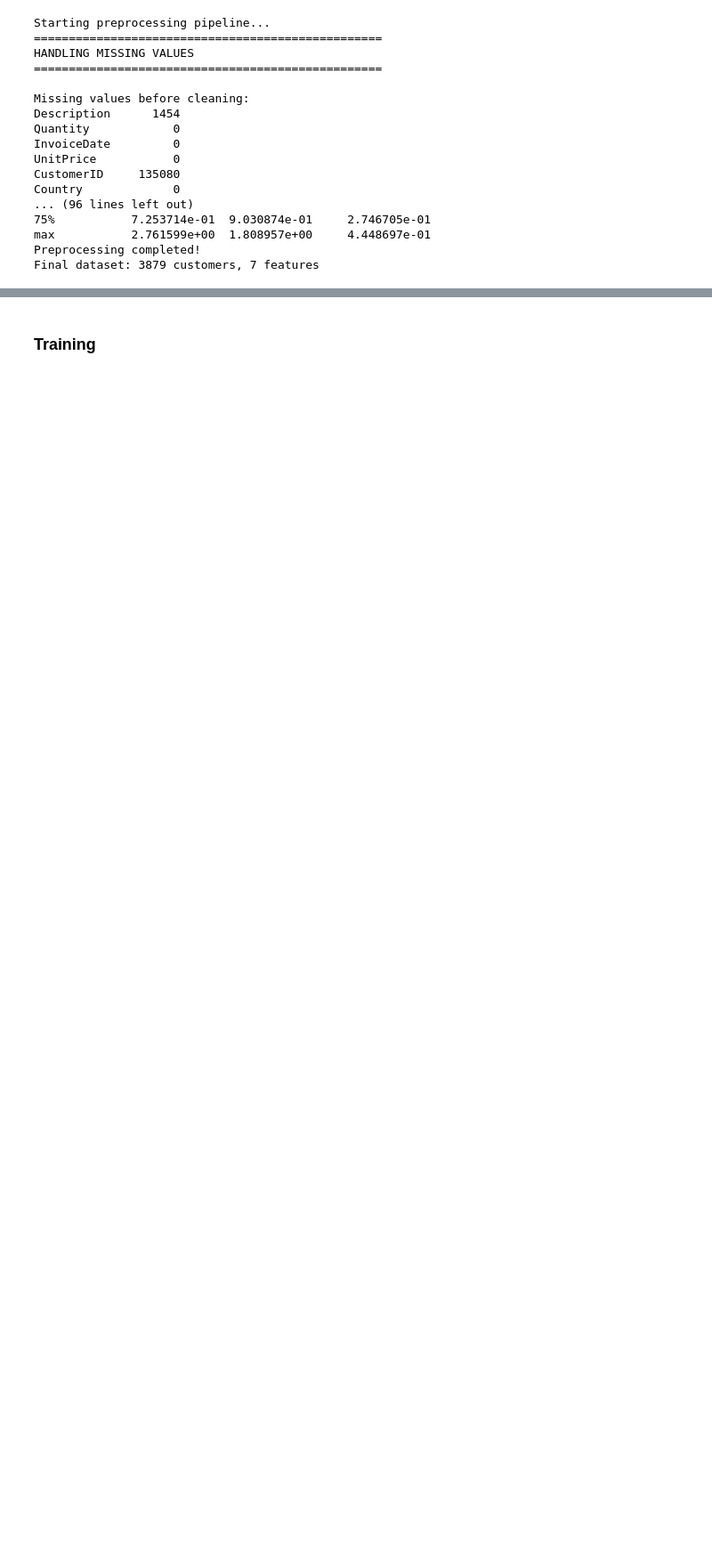
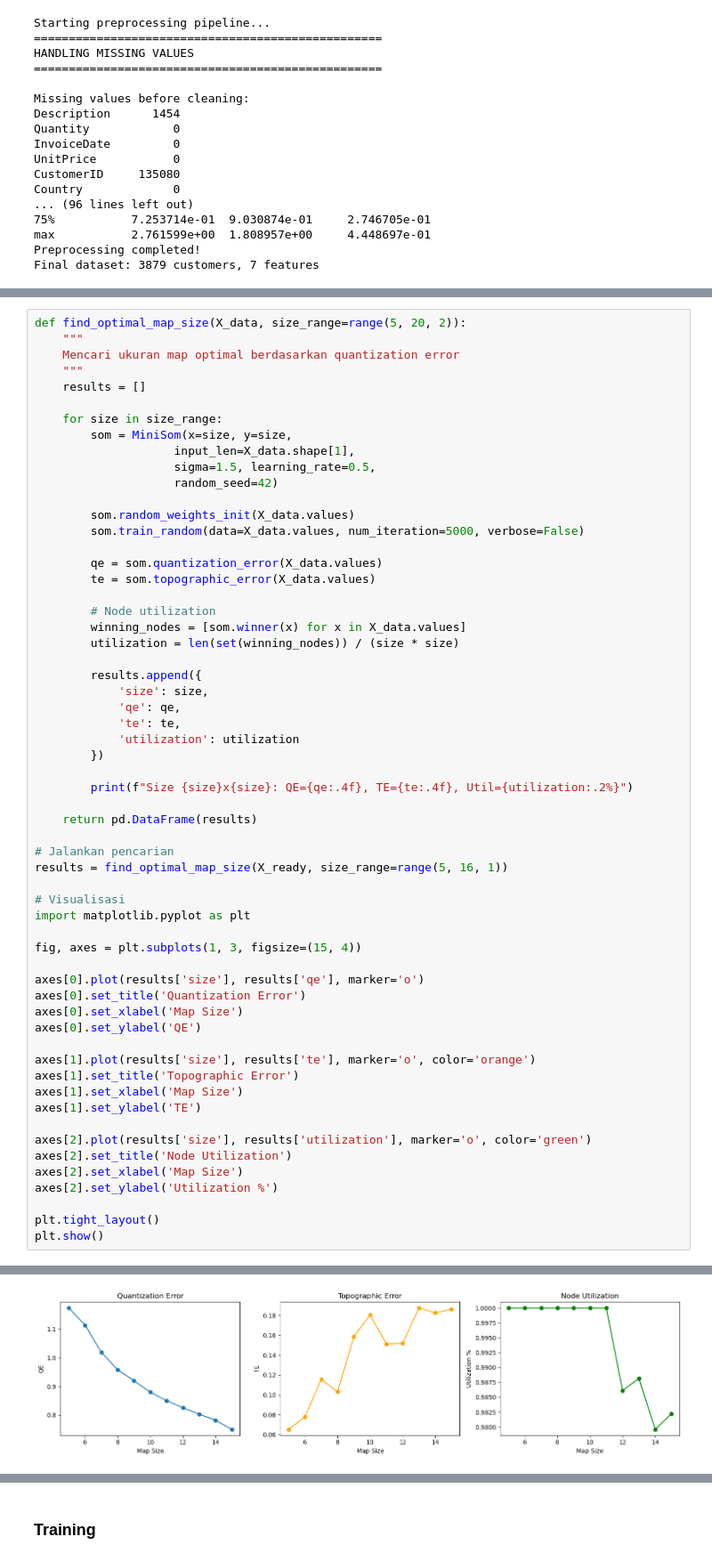
Before and after one commit to qlbusalim/Self-Organizing-Map-SOM, a Jupyter notebook: SOM.ipynb, the cells around one changed output, grey strips where cells are left out. Shown at 89% size. Cells and saved outputs as stored; diff of their text form; blank space fills up the shorter version.

```diff
--- a/SOM.ipynb
+++ b/SOM.ipynb
@@ -451,0 +448,60 @@ OUTLIER_CONFIG = {
+# %%
+def find_optimal_map_size(X_data, size_range=range(5, 20, 2)):
+    """
+    Mencari ukuran map optimal berdasarkan quantization error
+    """
+    results = []
+
+    for size in size_range:
+        som = MiniSom(x=size, y=size,
+                    input_len=X_data.shape[1],
+                    sigma=1.5, learning_rate=0.5,
+                    random_seed=42)
+
+        som.random_weights_init(X_data.values)
+        som.train_random(data=X_data.values, num_iteration=5000, verbose=False)
+
+        qe = som.quantization_error(X_data.values)
+        te = som.topographic_error(X_data.values)
+
+        # Node utilization
+        winning_nodes = [som.winner(x) for x in X_data.values]
+        utilization = len(set(winning_nodes)) / (size * size)
+
+        results.append({
+            'size': size,
+            'qe': qe,
+            'te': te,
+            'utilization': utilization
+        })
+
+        print(f"Size {size}x{size}: QE={qe:.4f}, TE={te:.4f}, Util={utilization:.2%}")
+
+    return pd.DataFrame(results)
+
+# Jalankan pencarian
+results = find_optimal_map_size(X_ready, size_range=range(5, 16, 1))
+
+# Visualisasi
+import matplotlib.pyplot as plt
+
+fig, axes = plt.subplots(1, 3, figsize=(15, 4))
+
+axes[0].plot(results['size'], results['qe'], marker='o')
+axes[0].set_title('Quantization Error')
+axes[0].set_xlabel('Map Size')
+axes[0].set_ylabel('QE')
+
+axes[1].plot(results['size'], results['te'], marker='o', color='orange')
+axes[1].set_title('Topographic Error')
+axes[1].set_xlabel('Map Size')
+axes[1].set_ylabel('TE')
+
+axes[2].plot(results['size'], results['utilization'], marker='o', color='green')
+axes[2].set_title('Node Utilization')
+axes[2].set_xlabel('Map Size')
+axes[2].set_ylabel('Utilization %')
+
+plt.tight_layout()
+plt.show()
+# %% [output]
@@ -451,0 +519 @@ OUTLIER_CONFIG = {
+[figure, added]
```
Also changed, not shown: parts of 15 cells of this notebook.
